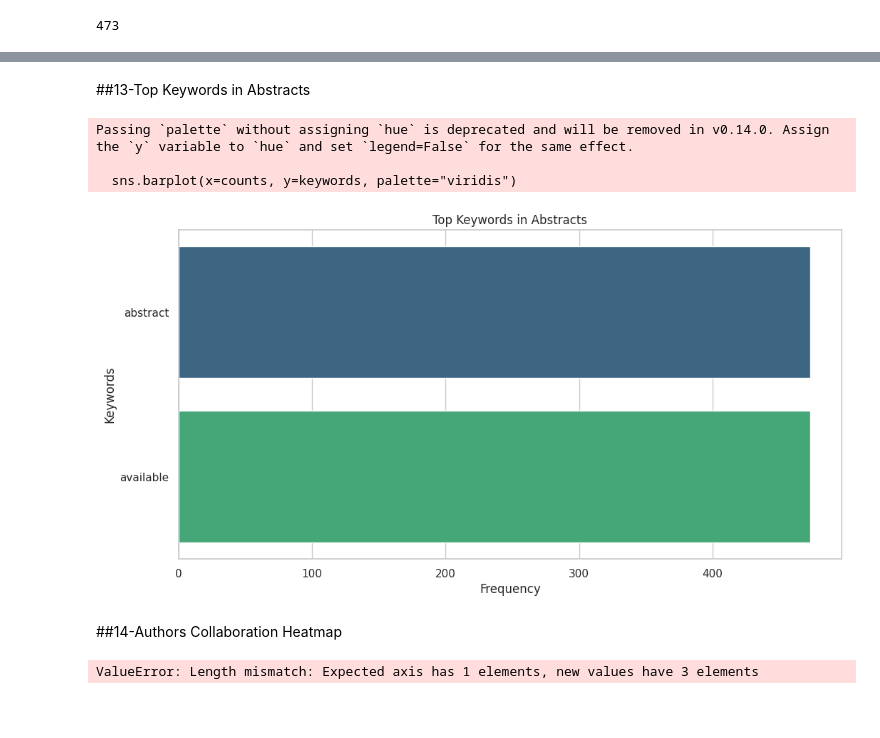
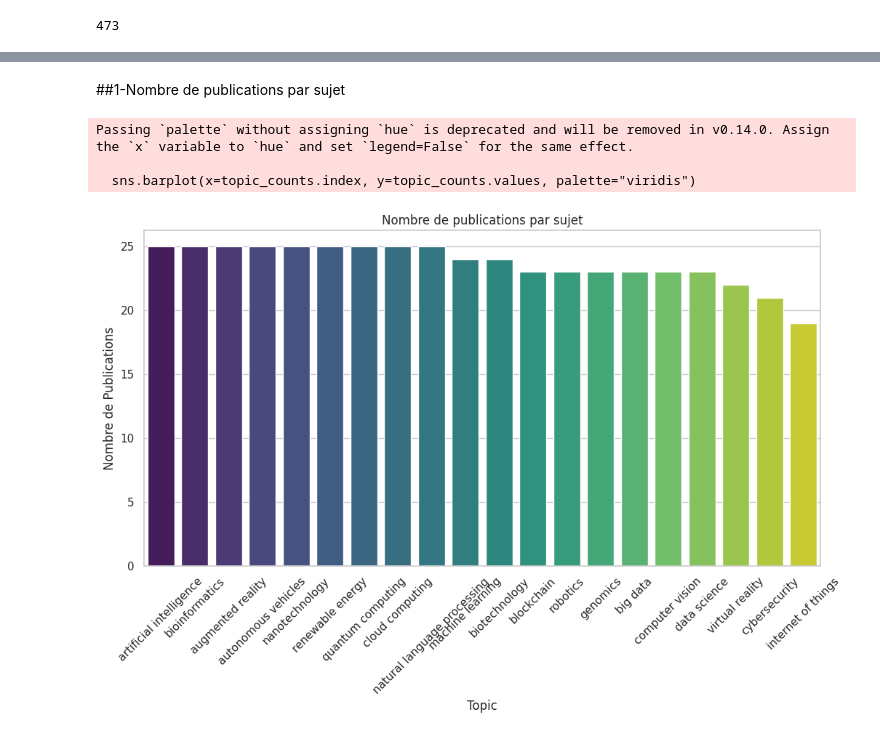
Before and after one commit to Tarikismail2/Analyse_Bibliom-trique_des_Publications_Scientifiques_avec_l-API_Scopus, a Jupyter notebook: EDA_Scopus_Data.ipynb, the cells around one changed output, grey strips where cells are left out. Saved outputs shown, nothing was run; the diff lists cells and outputs as text; code cells hidden in the pictures; blank space fills up the shorter version.

Commit message:
Visualiation 2

```diff
--- a/EDA_Scopus_Data.ipynb
+++ b/EDA_Scopus_Data.ipynb
@@ -5,4 +5,4 @@ import pandas as pd
 import numpy as np
 # %%
 #import Scraped data
-scopus_data = pd.read_csv('/content/sample_data/scopus_publications_multiple_topics_2024-06-17_17-51-44.csv')
+scopus_data = pd.read_csv('/content/scopus_publications_multiple_topics_2024-06-17_17-51-44.csv')
@@ -521,47 +284,22 @@ plt.show()
-# %% [markdown]
-##13-Top Keywords in Abstracts
-# %%
-# Combine all abstracts into a single string
-all_abstracts = ' '.join(scopus_data['Abstract'].dropna().tolist())
-
-# Use CountVectorizer to find the top keywords
-vectorizer = CountVectorizer(stop_words='english', max_features=20)
-X = vectorizer.fit_transform([all_abstracts])
-keywords = vectorizer.get_feature_names_out()
-counts = X.toarray().sum(axis=0)
-
-# Create the bar plot
-plt.figure(figsize=(12, 6))
-sns.barplot(x=counts, y=keywords, palette="viridis")
-plt.title('Top Keywords in Abstracts')
-plt.xlabel('Frequency')
-plt.ylabel('Keywords')
-plt.show()
-# %% [output]
-Passing `palette` without assigning `hue` is deprecated and will be removed in v0.14.0. Assign the `y` variable to `hue` and set `legend=False` for the same effect.
-
-  sns.barplot(x=counts, y=keywords, palette="viridis")
-[figure, removed]
-# %% [markdown]
-##14-Authors Collaboration Heatmap
-# %%
-authors = scopus_data['Authors'].str.split(', ')
-author_pairs = authors.explode().reset_index().merge(authors.explode().reset_index(), on='index')
-author_pairs = author_pairs[author_pairs['Authors_x'] != author_pairs['Authors_y']]
-
-collab_matrix = defaultdict(int)
-for _, row in author_pairs.iterrows():
-    collab_matrix[(row['Authors_x'], row['Authors_y'])] += 1
-
-# Convert to a DataFrame
-collab_df = pd.DataFrame.from_dict(collab_matrix, orient='index').reset_index()
-collab_df.columns = ['Author1', 'Author2', 'Count']
-collab_pivot = collab_df.pivot('Author1', 'Author2', 'Count').fillna(0)
-
-# Create the heatmap
-plt.figure(figsize=(12, 10))
-sns.heatmap(collab_pivot, cmap='viridis', annot=False)
-plt.title('Authors Collaboration Heatmap')
-plt.show()
-# %% [output]
-ValueError: Length mismatch: Expected axis has 1 elements, new values have 3 elements
+# %% [markdown]
+##1-Nombre de publications par sujet
+# %%
+# Set the style for the plots
+sns.set(style="whitegrid")
+
+# Count the number of publications per topic
+topic_counts = scopus_data['Topic'].value_counts()
+
+# Create the bar plot
+plt.figure(figsize=(12, 6))
+sns.barplot(x=topic_counts.index, y=topic_counts.values, palette="viridis")
+plt.title('Nombre de publications par sujet')
+plt.xlabel('Topic')
+plt.ylabel('Nombre de Publications')
+plt.xticks(rotation=45)
+plt.show()
+# %% [output]
+Passing `palette` without assigning `hue` is deprecated and will be removed in v0.14.0. Assign the `x` variable to `hue` and set `legend=False` for the same effect.
+
+  sns.barplot(x=topic_counts.index, y=topic_counts.values, palette="viridis")
+[figure, added]
```
Also changed, not shown: parts of 47 cells of this notebook.
